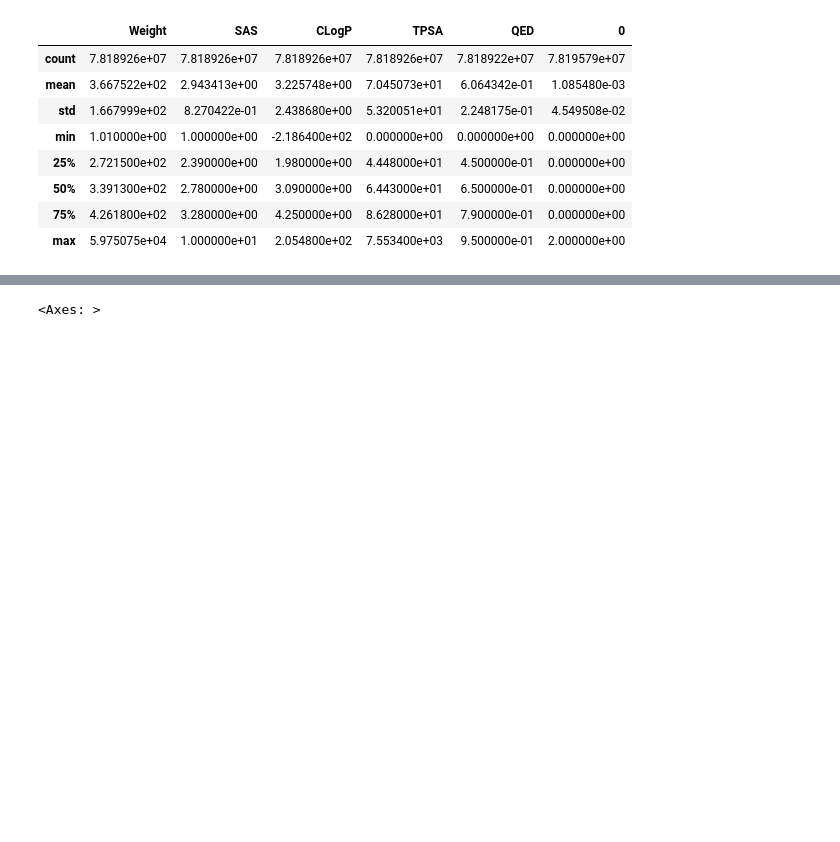
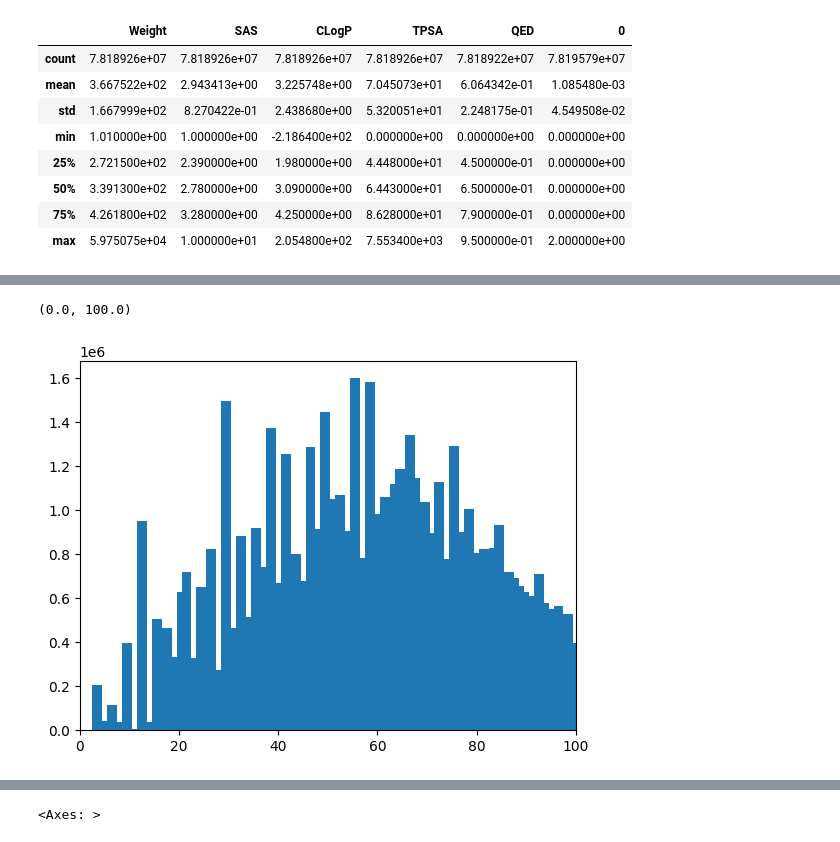
Before and after one commit to YerevaNN/ChemLacticaTestSuite, a Jupyter notebook: src/notebooks/sample_distribution.ipynb, the cells around one changed output, grey strips where cells are left out. Drawn from its saved outputs; the diff is of its cells as text; code cells hidden in the pictures; blank space fills up the shorter version.

```diff
--- a/src/notebooks/sample_distribution.ipynb
+++ b/src/notebooks/sample_distribution.ipynb
@@ -153,0 +169,6 @@ plt.bar([interval.mid for interval in freq.index], freq, width=5)
+# %%
+plt.bar([interval.mid for interval in freq_.index], freq_, width=2)
+plt.xlim(0,100)
+# %% [output]
+(0.0, 100.0)
+[figure, added]
```
Also changed, not shown: parts of 22 cells of this notebook.
